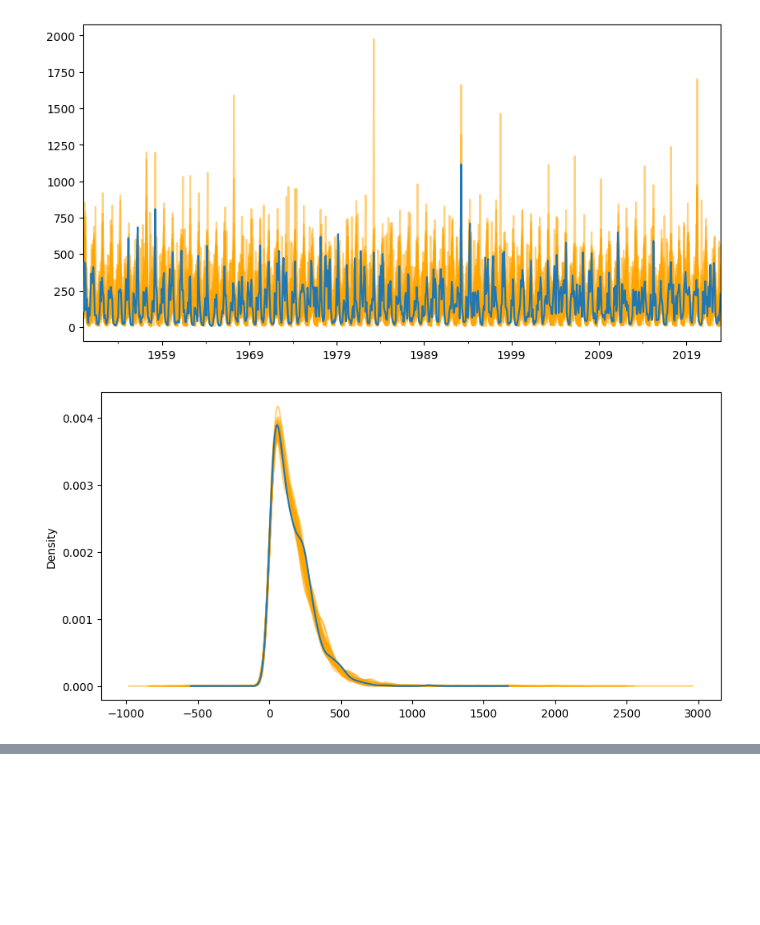
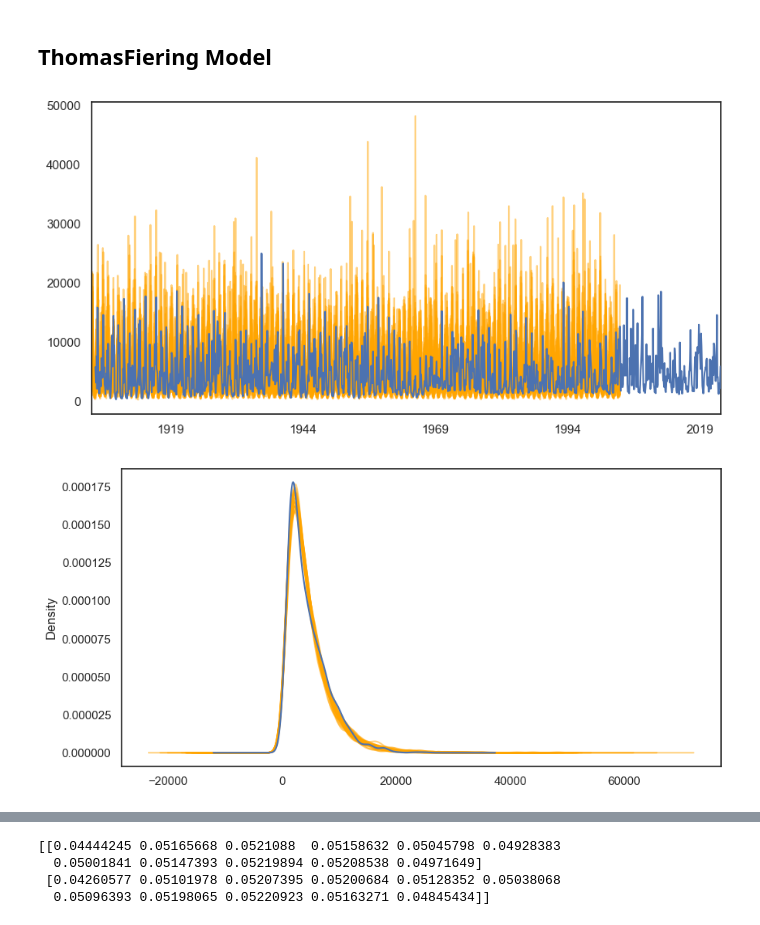
Before and after one commit to TrevorJA/SGLib, a Jupyter notebook: examples/getting_started.ipynb, the cells around one changed output, grey strips where cells are left out. Drawn from its saved outputs; the diff is of its cells as text; code cells hidden in the pictures; blank space fills up the shorter version.

```diff
--- a/examples/getting_started.ipynb
+++ b/examples/getting_started.ipynb
@@ -14,0 +20,28 @@ from sglib.methods.parametric.ThomasFiering import ThomasFieringGenerator
+# %%
+### Load demo data
+Q_obs = load_example_data()
+test_site_idx = 0
+test_site_name = Q_obs.columns[test_site_idx]
+
+Q_obs = Q_obs.iloc[:, test_site_idx].dropna()
+Q_obs = Q_obs.loc[Q_obs > 0]
+Q_obs_monthly = Q_obs.resample('MS').sum()
+
+Q_test = Q_obs.copy()
+Q_obs_monthly = Q_obs_monthly #.iloc[:, test_site_idx].dropna()
+Q_obs_monthly = Q_obs_monthly[Q_obs_monthly > 0]
+(Q_obs_monthly<0).sum()
+
+TEST_N_REALIZATIONS = 100
+TEST_N_MONTHS = 12*100
+
+Q_syn_KN = pd.read_csv('../outputs/Kirsh_Q_syn.csv',
+                       index_col=0, parse_dates=True)
+new_daterange = pd.date_range(start=Q_obs_monthly.index[0],
+                              periods=len(Q_syn_KN), freq='MS')
+Q_syn_KN.index = new_daterange
+
+fig, ax = plt.subplots(figsize=(6, 3))
+Q_obs_monthly.rolling(12).sum().plot(ax=ax)
+ax.set_xlabel('Date')
+ax.set_ylabel('Monthly Flow\nRolling 12 Month Sum (cfs)')
@@ -15,17 +352,22 @@ from sglib.methods.parametric.ThomasFiering import ThomasFieringGenerator
+# %% [markdown]
+## ThomasFiering Model
 # %%
-### Load demo data
-Q_obs = pd.read_csv('./example_data/usgs_daily_streamflow_cms.csv', index_col=0, parse_dates=True)
-Q_obs_monthly = Q_obs.resample('MS').sum()
-
-# ThomasFiering Model
-tf = ThomasFieringGenerator(Q_obs_monthly.iloc[:,2])
-Q_syn = tf.generate(n_years=73, n_realizations=30)
+## ThomasFiering Model
+tf = ThomasFieringGenerator(Q_obs_monthly)
+Q_syn = tf.generate(n_years=100, n_realizations=30)
+Q_syn_tf = Q_syn.copy()
 
 tf.plot(kind='ts')
 tf.plot(kind='kde')
 
 drought_metric_scatter_plot(get_drought_metrics(Q_obs_monthly, window=24),
                             get_drought_metrics(Q_syn, window=24))
+
+plot_autocorrelation(Q_obs_monthly, Q_syn, lag_range=np.arange(1,12), timestep='daily')
+
+plot_fdc_ranges(Q_obs_monthly, Q_syn)
+
+plot_flow_ranges(Q_obs_monthly, Q_syn, timestep='monthly')
 # %% [output]
-[figure, old version]
+[figure, new version]
-[figure, old version]
+[figure, new version]
@@ -31,0 +375,4 @@ drought_metric_scatter_plot(get_drought_metrics(Q_obs_monthly, window=24),
+[[0.04444245 0.05165668 0.0521088  0.05158632 0.05045798 0.04928383
+  0.05001841 0.05147393 0.05219894 0.05208538 0.04971649]
+ [0.04260577 0.05101978 0.05207395 0.05200684 0.05128352 0.05038068
+  0.05096393 0.05198065 0.05220923 0.05163271 0.04845434]]
```
Also changed, not shown: parts of 16 cells of this notebook, 31 other files.
